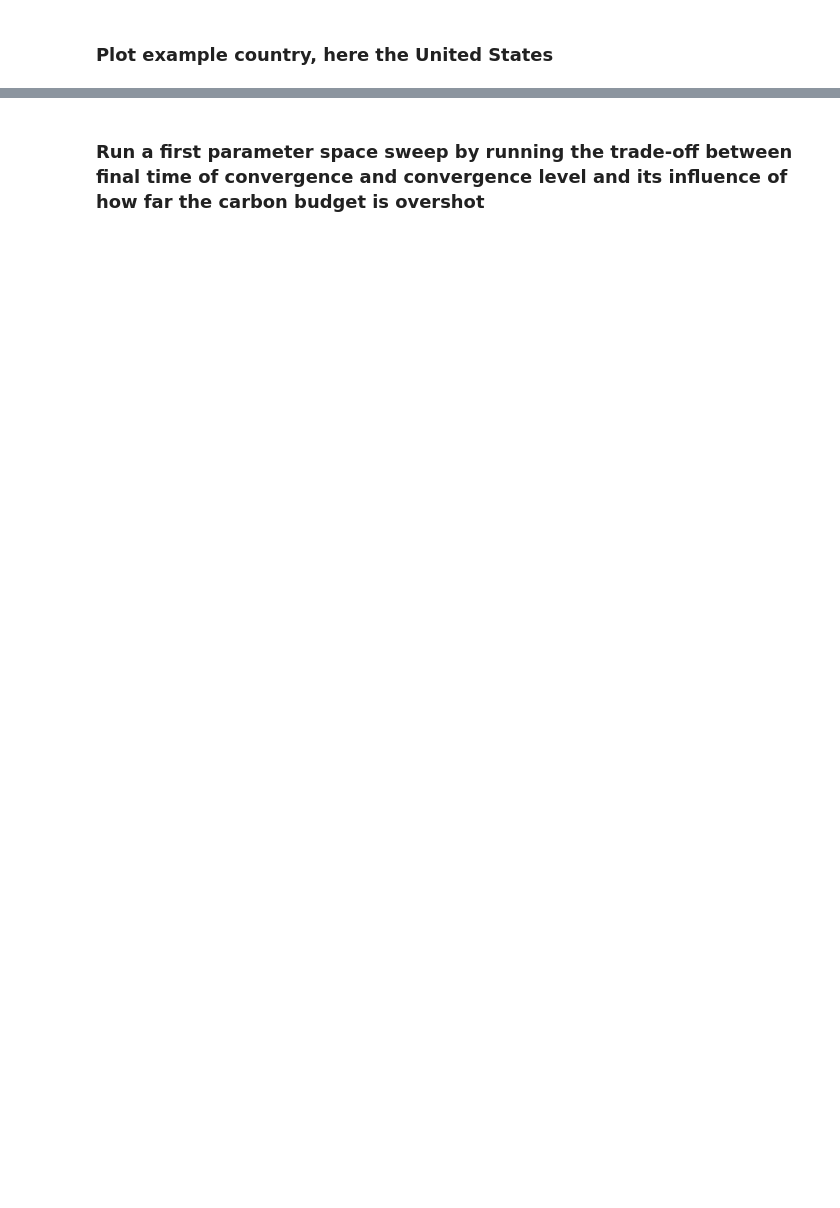
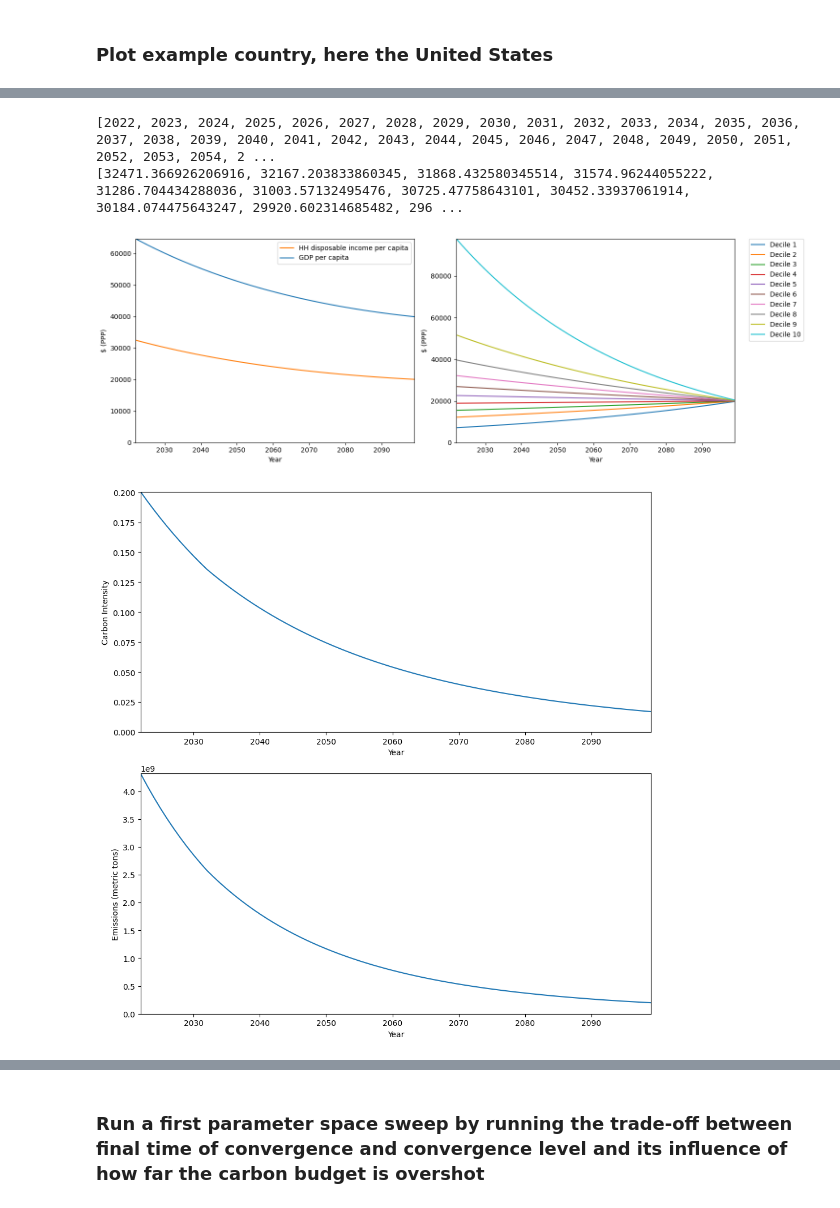
Before and after one commit to yannickoswald/convergence, a Jupyter notebook: run_scenario.ipynb, the cells around one changed output, grey strips where cells are left out. Drawn from its saved outputs; the diff is of its cells as text; code cells hidden in the pictures; blank space fills up the shorter version.

```diff
--- a/run_scenario.ipynb
+++ b/run_scenario.ipynb
@@ -33,0 +40,10 @@ plotting_1.plot_country_emissions("Zambia")
+# %%
+test_country = "United States"
+plotting_1.plot_country_economy(test_country)
+plotting_1.plot_country_emissions(test_country)
+plotting_1.plot_country_population(test_country)
+# %% [output]
+[2022, 2023, 2024, 2025, 2026, 2027, 2028, 2029, 2030, 2031, 2032, 2033, 2034, 2035, 2036, 2037, 2038, 2039, 2040, 2041, 2042, 2043, 2044, 2045, 2046, 2047, 2048, 2049, 2050, 2051, 2052, 2053, 2054, 2 ...
+[32471.366926206916, 32167.203833860345, 31868.432580345514, 31574.96244055222, 31286.704434288036, 31003.57132495476, 30725.47758643101, 30452.33937061914, 30184.074475643247, 29920.602314685482, 296 ...
+[figure, added]
+[figure, added]
```
Also changed, not shown: parts of 8 cells of this notebook, 11 other files.
